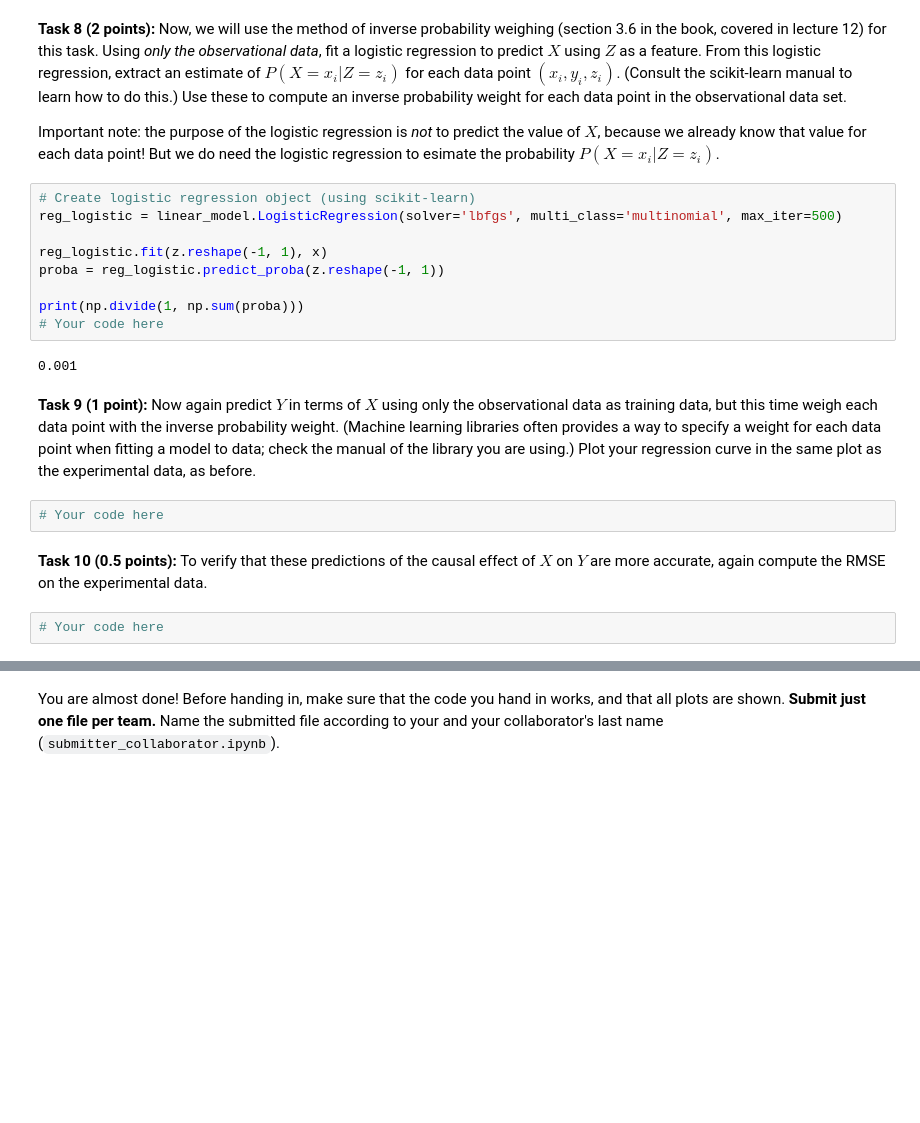
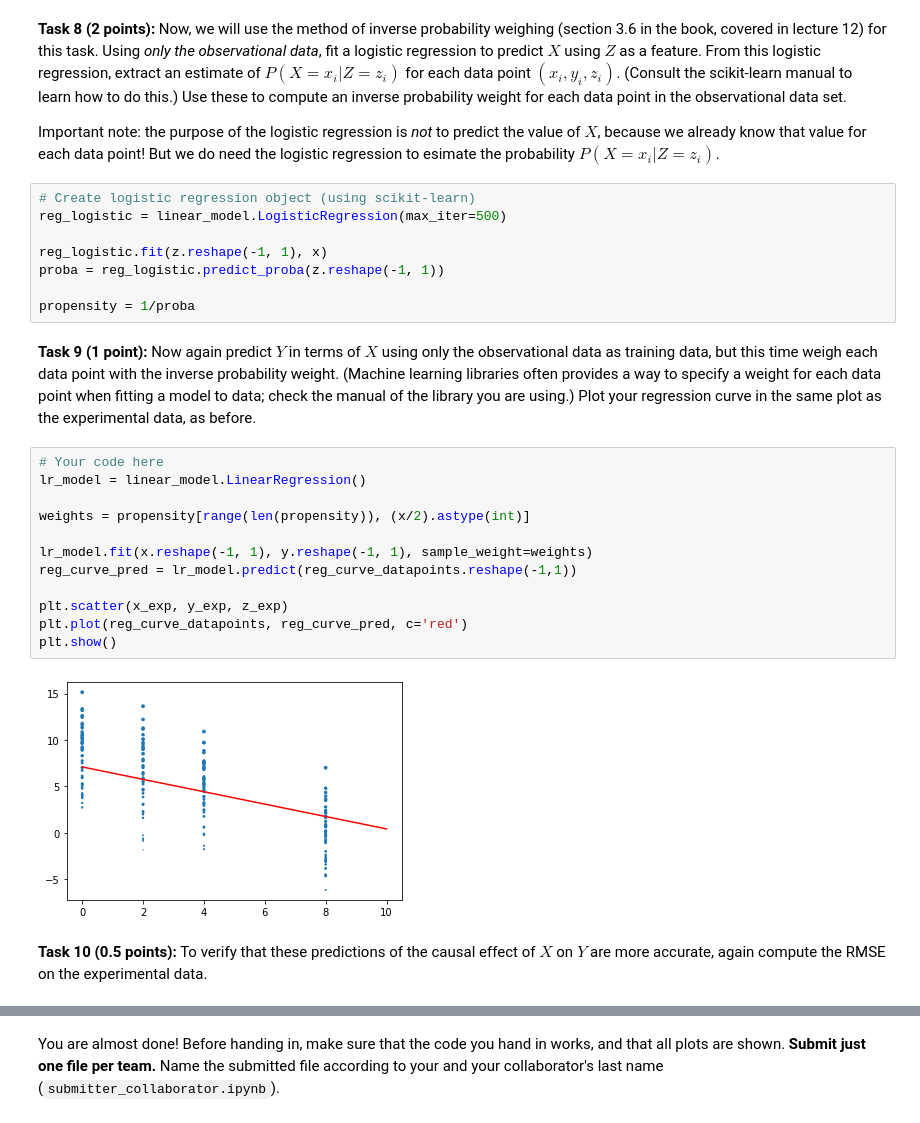
Before and after one commit to DatSplit/AML_Universiteit_Utrecht, a Jupyter notebook: Assignment 3/AML_assignment3.ipynb, the cells around one changed output, grey strips where cells are left out. Drawn from its saved outputs; the diff is of its cells as text; blank space fills up the shorter version.

```diff
--- a/Assignment 3/AML_assignment3.ipynb
+++ b/Assignment 3/AML_assignment3.ipynb
@@ -163,20 +183,27 @@ plt.show()
 Important note: the purpose of the logistic regression is *not* to predict the value of $X$, because we already know that value for each data point! But we do need the logistic regression to esimate the probability $P(X=x_i|Z=z_i)$.
 # %%
 # Create logistic regression object (using scikit-learn)
-reg_logistic = linear_model.LogisticRegression(solver='lbfgs', multi_class='multinomial', max_iter=500)
+reg_logistic = linear_model.LogisticRegression(max_iter=500)
 
 reg_logistic.fit(z.reshape(-1, 1), x)
 proba = reg_logistic.predict_proba(z.reshape(-1, 1))
 
-print(np.divide(1, np.sum(proba)))
-# Your code here
+propensity = 1/proba
-# %% [output]
-0.001
 # %% [markdown]
 **Task 9 (1 point):** Now again predict $Y$ in terms of $X$ using only the observational data as training data, but this time weigh each data point with the inverse probability weight. (Machine learning libraries often provides a way to specify a weight for each data point when fitting a model to data; check the manual of the library you are using.) Plot your regression curve in the same plot as the experimental data, as before.
-# %%
-# Your code here
+# %%
+# Your code here
+lr_model = linear_model.LinearRegression()
+
+weights = propensity[range(len(propensity)), (x/2).astype(int)]
+
+lr_model.fit(x.reshape(-1, 1), y.reshape(-1, 1), sample_weight=weights)
+reg_curve_pred = lr_model.predict(reg_curve_datapoints.reshape(-1,1))
+
+plt.scatter(x_exp, y_exp, z_exp)
+plt.plot(reg_curve_datapoints, reg_curve_pred, c='red')
+plt.show()
+# %% [output]
+[figure, added]
 # %% [markdown]
 **Task 10 (0.5 points):** To verify that these predictions of the causal effect of $X$ on $Y$ are more accurate, again compute the RMSE on the experimental data.
-# %%
-# Your code here
```
Also changed, not shown: parts of 6 cells of this notebook.
